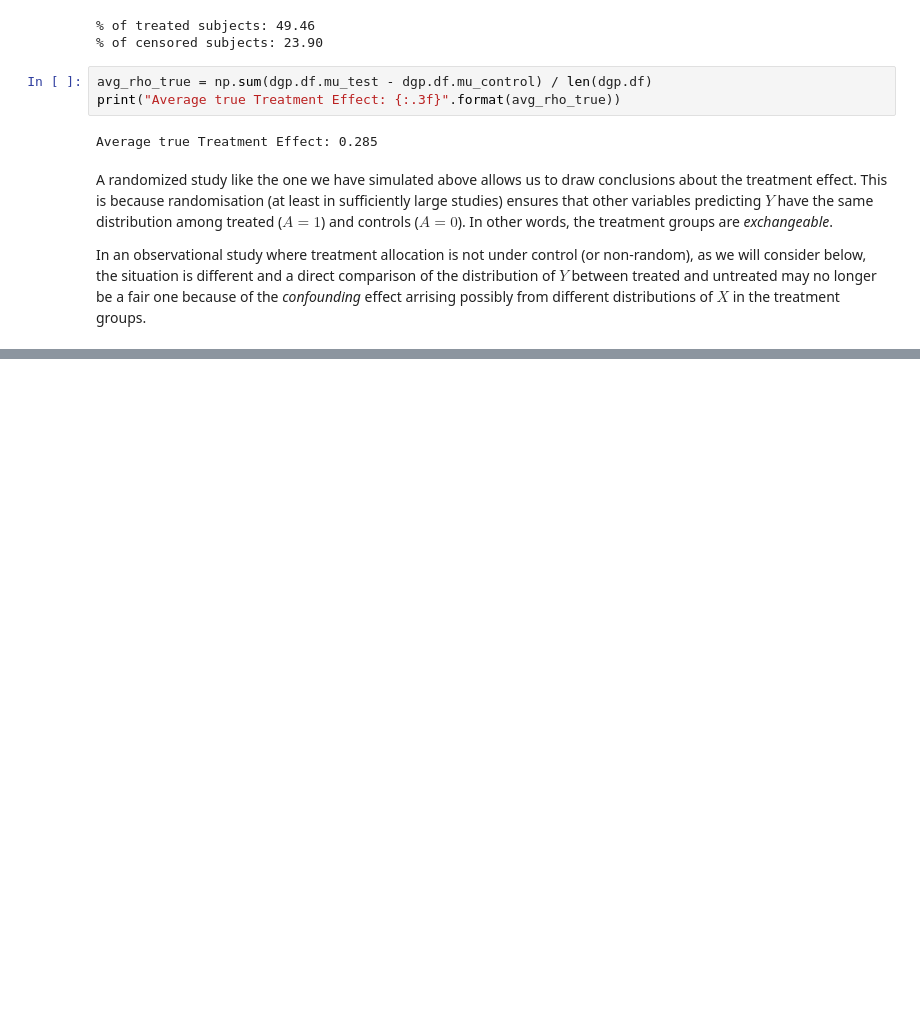
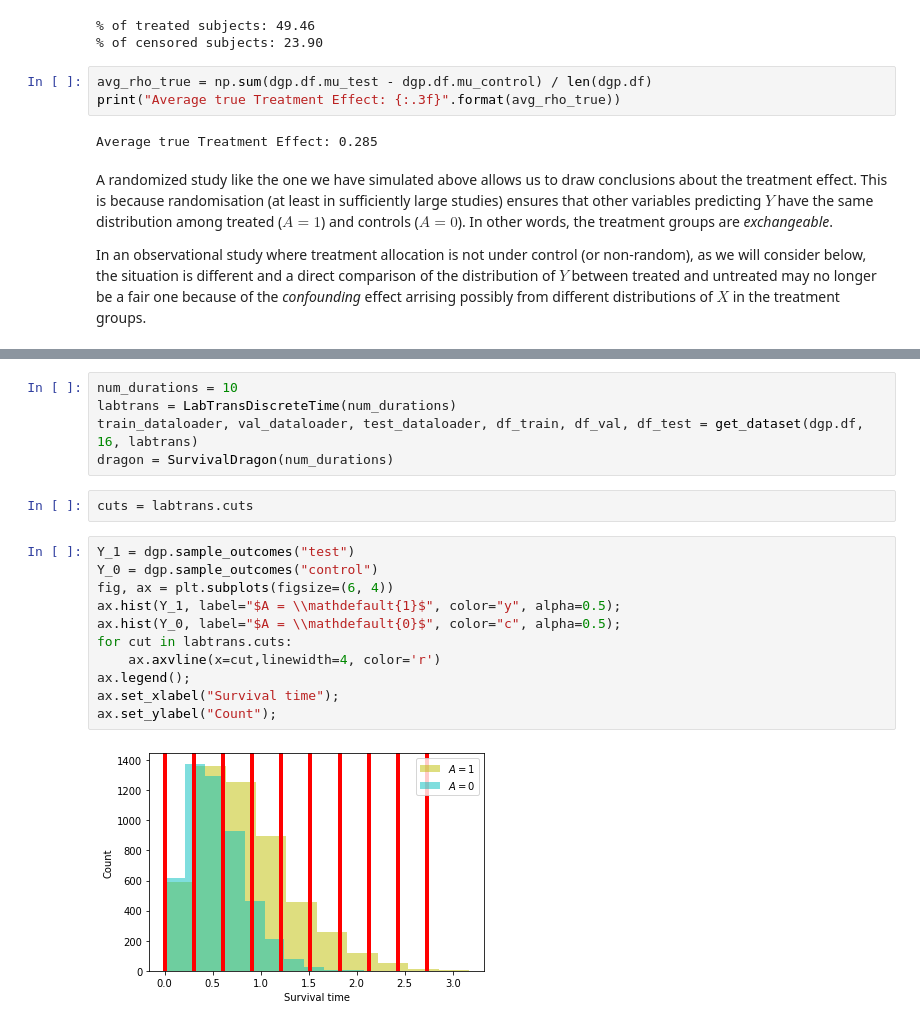
Before and after one commit to jgamper/just-cause-me-maybe, a Jupyter notebook: 2d data generating process.ipynb, the cells around one changed output, grey strips where cells are left out. Saved outputs shown, nothing was run; the diff lists cells and outputs as text; blank space fills up the shorter version.

Commit message:
combined dataset extracted, and discrete model tryed out@

```diff
--- a/2d data generating process.ipynb
+++ b/2d data generating process.ipynb
@@ -339,0 +349,20 @@ In an observational study where treatment allocation is not under control (or no
+# %%
+num_durations = 10
+labtrans = LabTransDiscreteTime(num_durations)
+train_dataloader, val_dataloader, test_dataloader, df_train, df_val, df_test = get_dataset(dgp.df, 16, labtrans)
+dragon = SurvivalDragon(num_durations)
+# %%
+cuts = labtrans.cuts
+# %%
+Y_1 = dgp.sample_outcomes("test")
+Y_0 = dgp.sample_outcomes("control")
+fig, ax = plt.subplots(figsize=(6, 4))
+ax.hist(Y_1, label="$A = \\mathdefault{1}$", color="y", alpha=0.5);
+ax.hist(Y_0, label="$A = \\mathdefault{0}$", color="c", alpha=0.5);
+for cut in labtrans.cuts:
+    ax.axvline(x=cut,linewidth=4, color='r')
+ax.legend();
+ax.set_xlabel("Survival time");
+ax.set_ylabel("Count");
+# %% [output]
+[figure, added]
```
Also changed, not shown: parts of 21 cells of this notebook, 13 other files.
